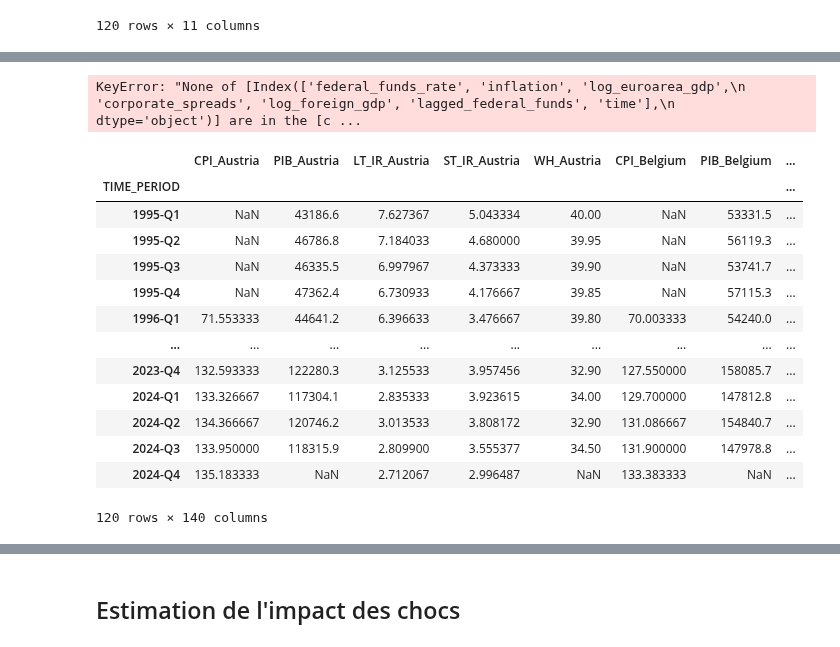
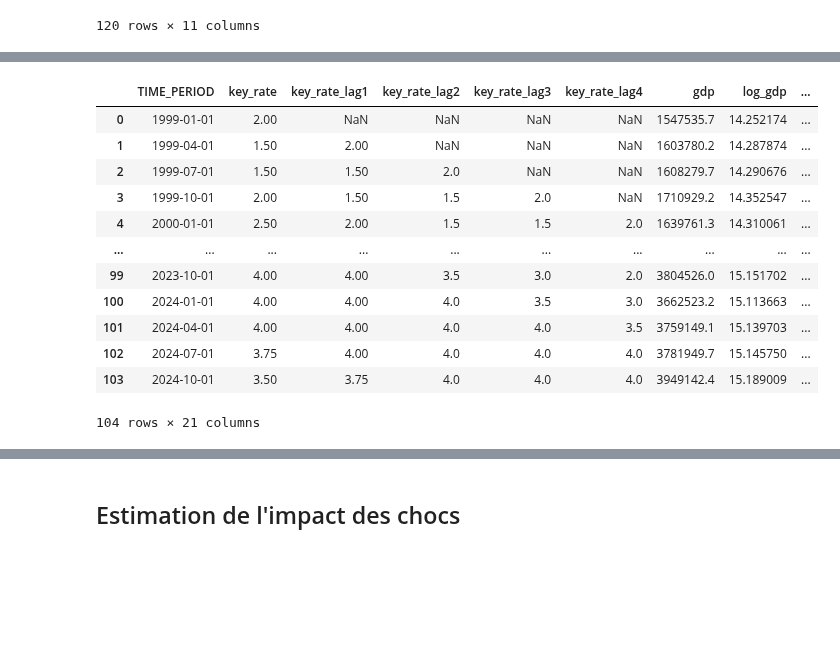
Before and after one commit to enriquealarcon01/Stat-App, a Jupyter notebook: modele.ipynb, the cells around one changed output, grey strips where cells are left out. Drawn from its saved outputs; the diff is of its cells as text; code cells hidden in the pictures; blank space fills up the shorter version.

Commit message:
implémentation du premier modèle (pour les chocs)

```diff
--- a/modele.ipynb
+++ b/modele.ipynb
@@ -167,52 +143,19 @@ Index(['STRUCTURE', 'STRUCTURE_ID', 'STRUCTURE_NAME', 'ACTION', 'REF_AREA',
-# %%
-import pandas as pd
-import numpy as np
-import statsmodels.api as sm
-
-data = pd.read_pickle('data_final.pkl')
-
-
-# Sélection des colonnes utiles
-colonnes_utiles = ['federal_funds_rate', 'inflation', 'log_euroarea_gdp', 'corporate_spreads', 'log_foreign_gdp', 'lagged_federal_funds', 'time']
-data = data[colonnes_utiles]
-
-# Création d'une variable de tendance quadratique
-data['time_squared'] = data['time'] ** 2
-
-# Définition de rt=federal funds rate
-Y = data['federal_funds_rate']
-
-# Définir les variables indépendantes
-X = data[['inflation', 'log_euroarea_gdp', 'corporate_spreads', 'log_foreign_gdp', 'lagged_federal_funds', 'time', 'time_squared']]
-X = sm.add_constant(X)  # Ajout d'une constante pour l'intercept
-
-# Regression
-model = sm.OLS(Y, X).fit()
-
-# Extraire les résidus comme chocs monétaires
-data['monetary_shocks'] = model.resid
-
-# Afficher le résumé de la régression
-print(model.summary())
-
-# Sauvegarder les résultats dans un fichier CSV
-data[['time', 'monetary_shocks']].to_csv('identified_monetary_shocks.csv', index=False)
-# %% [output]
-KeyError: "None of [Index(['federal_funds_rate', 'inflation', 'log_euroarea_gdp',\n       'corporate_spreads', 'log_foreign_gdp', 'lagged_federal_funds', 'time'],\n      dtype='object')] are in the [c ...
-# %%
-data
-# %% [output]
-|  | CPI_Austria | PIB_Austria | LT_IR_Austria | ST_IR_Austria | WH_Austria | CPI_Belgium | PIB_Belgium | ... |
-| TIME_PERIOD |  |  |  |  |  |  |  | ... |
-| 1995-Q1 | NaN | 43186.6 | 7.627367 | 5.043334 | 40.00 | NaN | 53331.5 | ... |
-| 1995-Q2 | NaN | 46786.8 | 7.184033 | 4.680000 | 39.95 | NaN | 56119.3 | ... |
-| 1995-Q3 | NaN | 46335.5 | 6.997967 | 4.373333 | 39.90 | NaN | 53741.7 | ... |
-| 1995-Q4 | NaN | 47362.4 | 6.730933 | 4.176667 | 39.85 | NaN | 57115.3 | ... |
-| 1996-Q1 | 71.553333 | 44641.2 | 6.396633 | 3.476667 | 39.80 | 70.003333 | 54240.0 | ... |
-| ... | ... | ... | ... | ... | ... | ... | ... | ... |
-| 2023-Q4 | 132.593333 | 122280.3 | 3.125533 | 3.957456 | 32.90 | 127.550000 | 158085.7 | ... |
-| 2024-Q1 | 133.326667 | 117304.1 | 2.835333 | 3.923615 | 34.00 | 129.700000 | 147812.8 | ... |
-| 2024-Q2 | 134.366667 | 120746.2 | 3.013533 | 3.808172 | 32.90 | 131.086667 | 154840.7 | ... |
-| 2024-Q3 | 133.950000 | 118315.9 | 2.809900 | 3.555377 | 34.50 | 131.900000 | 147978.8 | ... |
-| 2024-Q4 | 135.183333 | NaN | 2.712067 | 2.996487 | NaN | 133.383333 | NaN | ... |
-120 rows × 140 columns
+# %%
+# merger les data frames
+
+data = df_key.merge(df_euro_gdp, on='TIME_PERIOD').merge(df_euro_inflation, on='TIME_PERIOD')
+data
+# %% [output]
+|  | TIME_PERIOD | key_rate | key_rate_lag1 | key_rate_lag2 | key_rate_lag3 | key_rate_lag4 | gdp | log_gdp | ... |
+| 0 | 1999-01-01 | 2.00 | NaN | NaN | NaN | NaN | 1547535.7 | 14.252174 | ... |
+| 1 | 1999-04-01 | 1.50 | 2.00 | NaN | NaN | NaN | 1603780.2 | 14.287874 | ... |
+| 2 | 1999-07-01 | 1.50 | 1.50 | 2.0 | NaN | NaN | 1608279.7 | 14.290676 | ... |
+| 3 | 1999-10-01 | 2.00 | 1.50 | 1.5 | 2.0 | NaN | 1710929.2 | 14.352547 | ... |
+| 4 | 2000-01-01 | 2.50 | 2.00 | 1.5 | 1.5 | 2.0 | 1639761.3 | 14.310061 | ... |
+| ... | ... | ... | ... | ... | ... | ... | ... | ... | ... |
+| 99 | 2023-10-01 | 4.00 | 4.00 | 3.5 | 3.0 | 2.0 | 3804526.0 | 15.151702 | ... |
+| 100 | 2024-01-01 | 4.00 | 4.00 | 4.0 | 3.5 | 3.0 | 3662523.2 | 15.113663 | ... |
+| 101 | 2024-04-01 | 4.00 | 4.00 | 4.0 | 4.0 | 3.5 | 3759149.1 | 15.139703 | ... |
+| 102 | 2024-07-01 | 3.75 | 4.00 | 4.0 | 4.0 | 4.0 | 3781949.7 | 15.145750 | ... |
+| 103 | 2024-10-01 | 3.50 | 3.75 | 4.0 | 4.0 | 4.0 | 3949142.4 | 15.189009 | ... |
+104 rows × 21 columns
```
Also changed, not shown: parts of 5 cells of this notebook, 2 other files.
